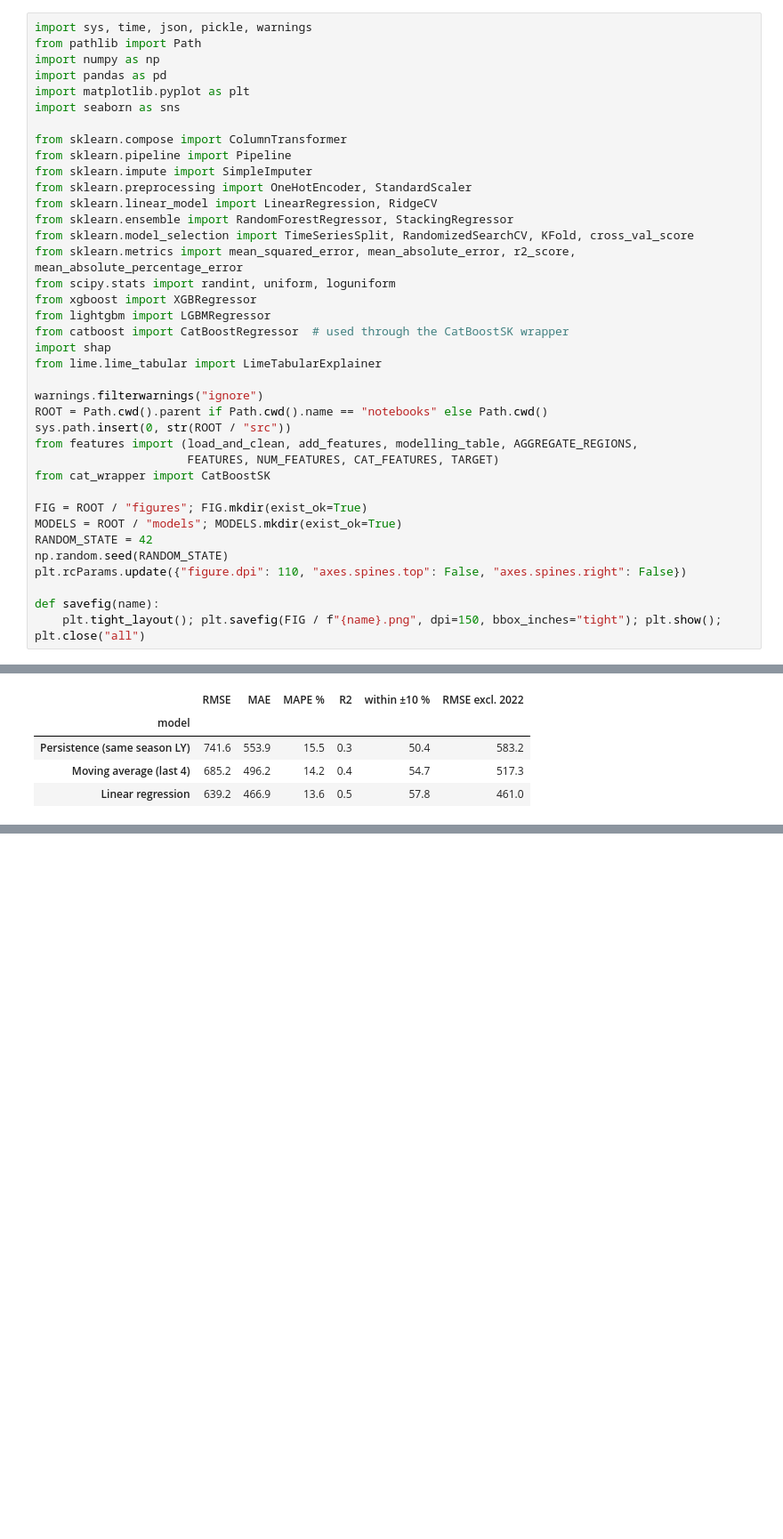
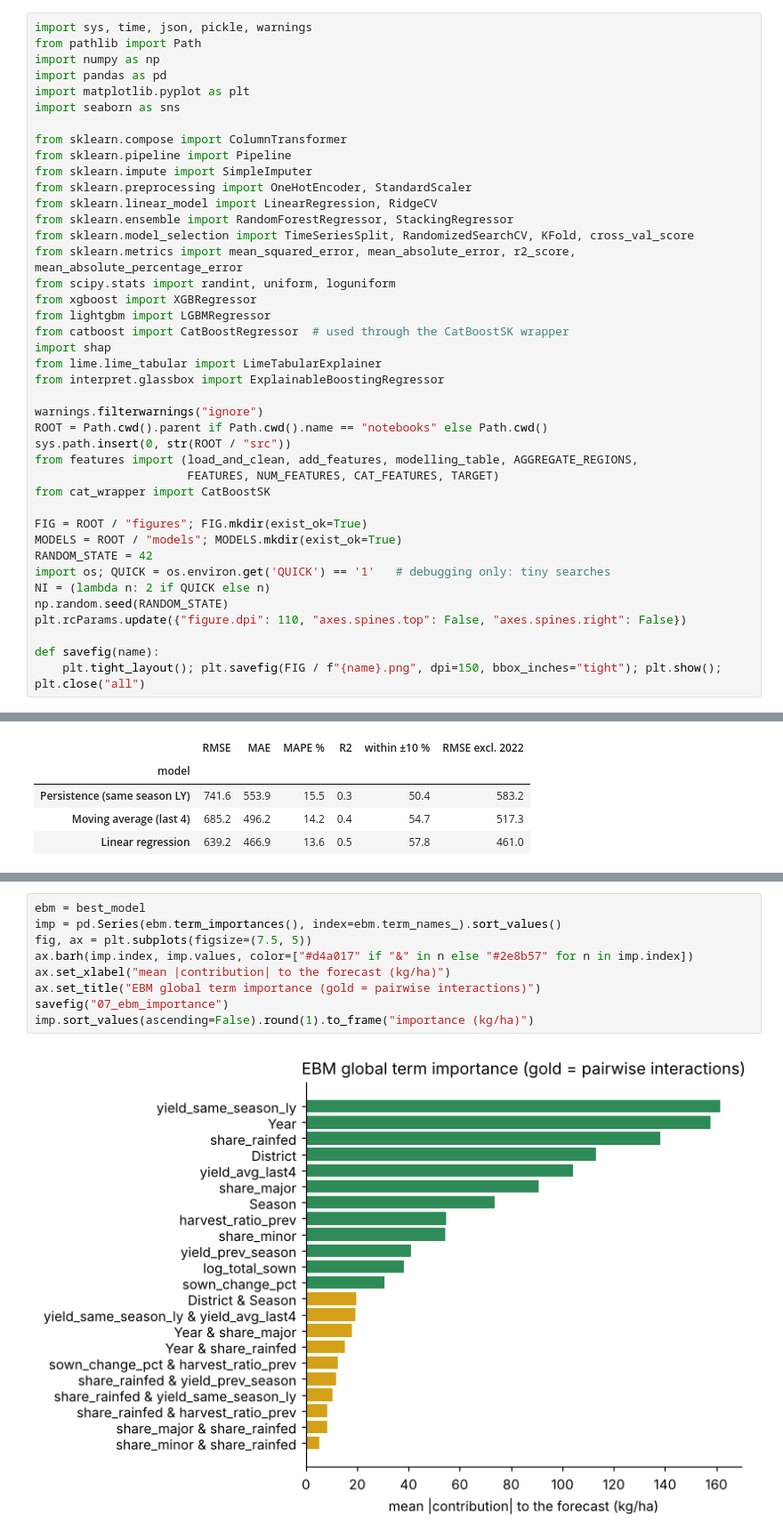
Before and after one commit to WarnaBuddhikaUom/paddy-yield-forecasting-sl, a Jupyter notebook: notebooks/paddy_yield_forecasting.ipynb, the cells around one changed output, grey strips where cells are left out. Shown at 89% size. Saved outputs shown, nothing was run; the diff lists cells and outputs as text; blank space fills up the shorter version.

```diff
--- a/notebooks/paddy_yield_forecasting.ipynb
+++ b/notebooks/paddy_yield_forecasting.ipynb
@@ -44,6 +49,7 @@ from lightgbm import LGBMRegressor
 from catboost import CatBoostRegressor  # used through the CatBoostSK wrapper
 import shap
 from lime.lime_tabular import LimeTabularExplainer
+from interpret.glassbox import ExplainableBoostingRegressor
 
 warnings.filterwarnings("ignore")
 ROOT = Path.cwd().parent if Path.cwd().name == "notebooks" else Path.cwd()
@@ -55,6 +61,8 @@ from cat_wrapper import CatBoostSK
 FIG = ROOT / "figures"; FIG.mkdir(exist_ok=True)
 MODELS = ROOT / "models"; MODELS.mkdir(exist_ok=True)
 RANDOM_STATE = 42
+import os; QUICK = os.environ.get('QUICK') == '1'   # debugging only: tiny searches
+NI = (lambda n: 2 if QUICK else n)
 np.random.seed(RANDOM_STATE)
 plt.rcParams.update({"figure.dpi": 110, "axes.spines.top": False, "axes.spines.right": False})
 
@@ -618,0 +509,11 @@ Saved: /home/claude/proj/models/paddy_yield_model.pkl (1.2 MB)
+# %%
+ebm = best_model
+imp = pd.Series(ebm.term_importances(), index=ebm.term_names_).sort_values()
+fig, ax = plt.subplots(figsize=(7.5, 5))
+ax.barh(imp.index, imp.values, color=["#d4a017" if "&" in n else "#2e8b57" for n in imp.index])
+ax.set_xlabel("mean |contribution| to the forecast (kg/ha)")
+ax.set_title("EBM global term importance (gold = pairwise interactions)")
+savefig("07_ebm_importance")
+imp.sort_values(ascending=False).round(1).to_frame("importance (kg/ha)")
+# %% [output]
+[figure, added]
```
Also changed, not shown: parts of 67 cells of this notebook, 27 other files.
